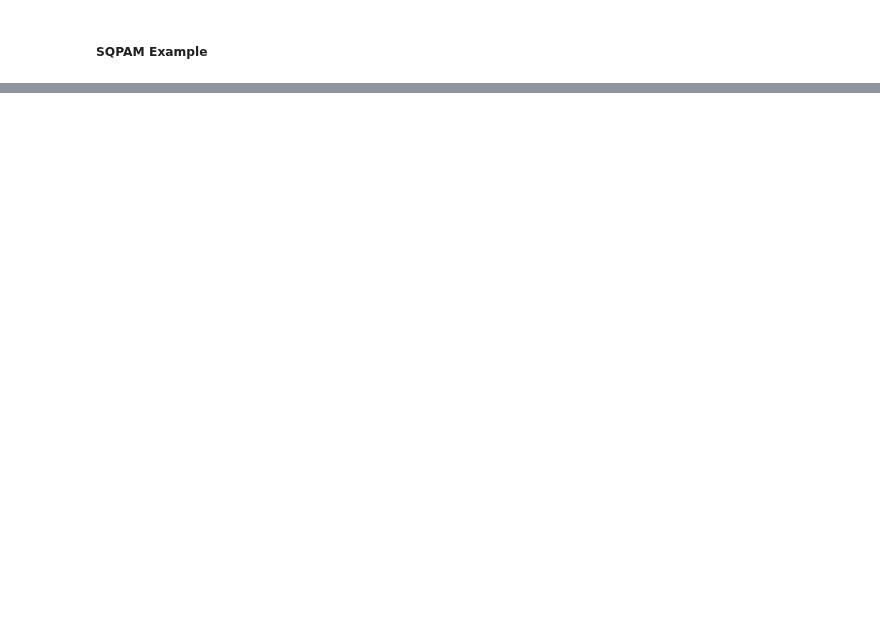
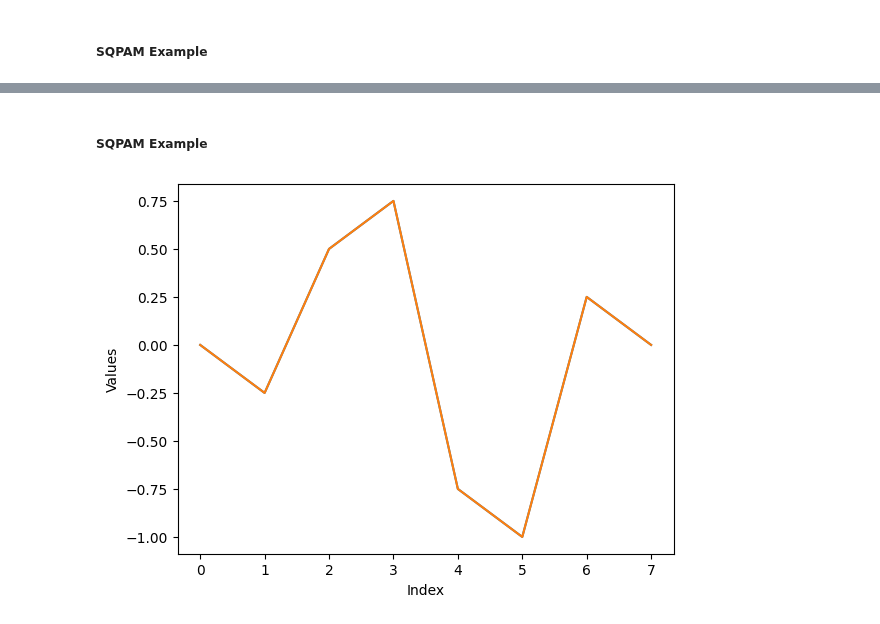
Before and after one commit to moth-quantum/quantum-audio, a Jupyter notebook: notebooks/schemes_test.ipynb, the cells around one changed output, grey strips where cells are left out. Cells and saved outputs as stored; diff of their text form; code cells hidden in the pictures; blank space fills up the shorter version.

```diff
--- a/notebooks/schemes_test.ipynb
+++ b/notebooks/schemes_test.ipynb
@@ -29,0 +30,12 @@ utils.plot([original_data,decoded_data])
+# %% [markdown]
+##### SQPAM Example
+# %%
+original_data = np.array([0., -0.25, 0.5 , 0.75,  -0.75  ,  -1.,  0.25 ,  0.]) #utils.simulate_data(num_samples=8)
+scheme        = qsm.QSM()
+# %%
+encoded_circuit = scheme.encode(original_data)
+decoded_data = scheme.decode(encoded_circuit)
+# %%
+utils.plot([original_data,decoded_data])
+# %% [output]
+[figure, added]
```
Also changed, not shown: parts of 3 cells of this notebook, 2 other files.
